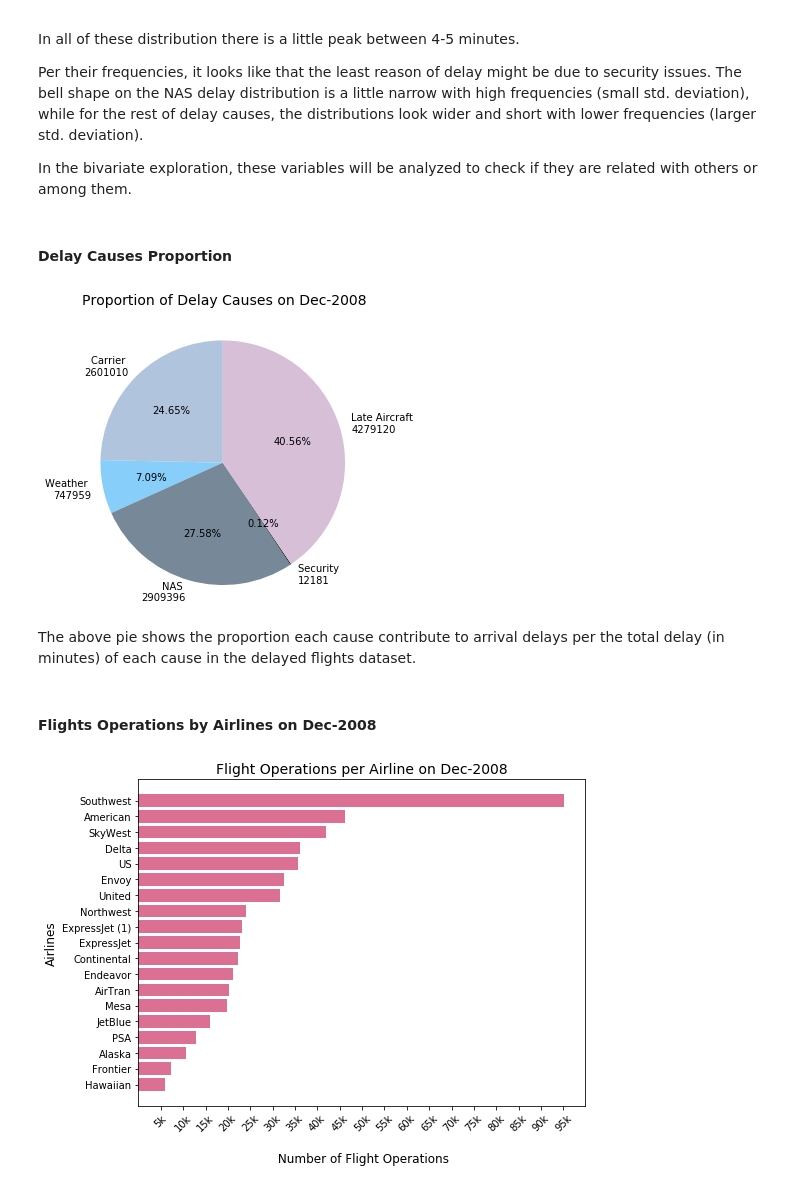
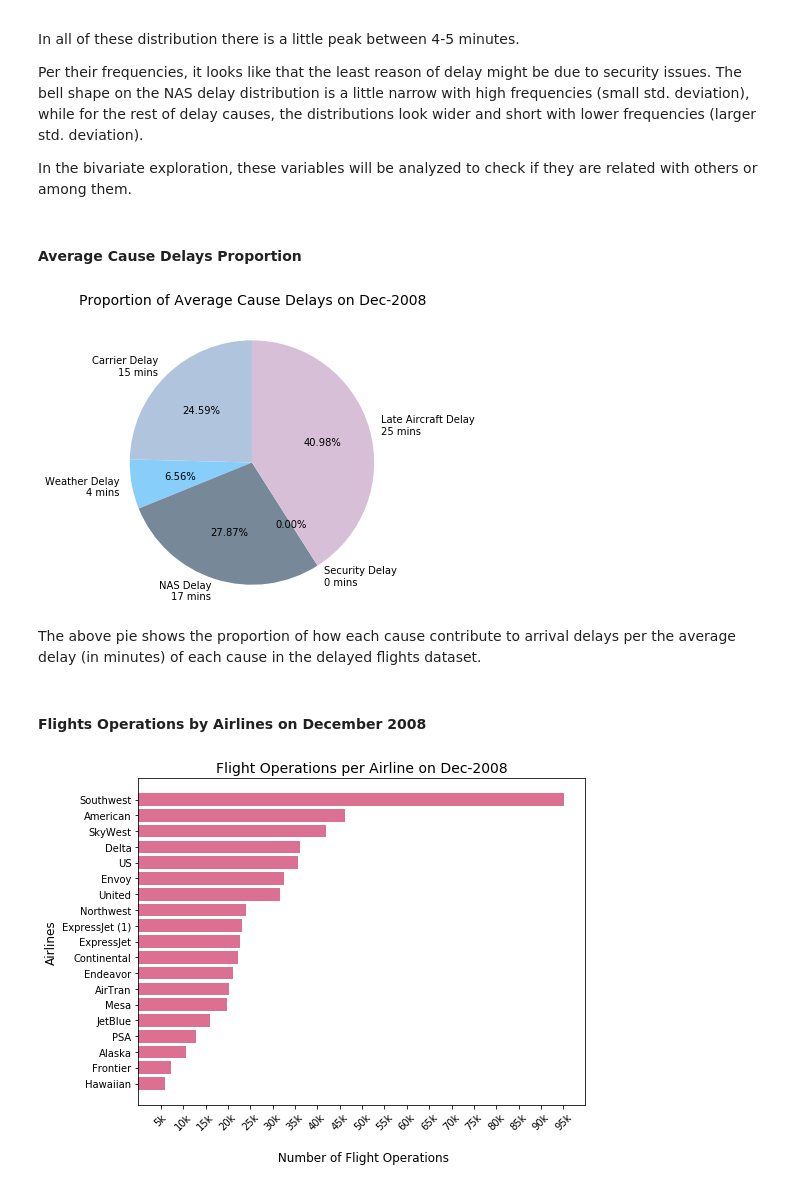
Before and after one commit to thaisruiz/udacity-communicating-data-findings, a Jupyter notebook: Flights_exploration_in_progress.ipynb, the cells around one changed output. Cells and saved outputs as stored; diff of their text form; code cells hidden in the pictures.

```diff
--- a/Flights_exploration_in_progress.ipynb
+++ b/Flights_exploration_in_progress.ipynb
@@ -531,30 +531,36 @@ In all of these distribution there is a little peak between 4-5 minutes.
 Per their frequencies, it looks like that the least reason of delay might be due to security issues. The bell shape on the NAS delay distribution is a little narrow with high frequencies (small std. deviation), while for the rest of delay causes, the distributions look wider and short with lower frequencies (larger std. deviation).
 
 In the bivariate exploration, these variables will be analyzed to check if they are related with others or among them.
-# %% [markdown]
-#### Delay Causes Proportion
+# %% [markdown]
+#### Average Cause Delays Proportion
 # %%
 # Pie chart plotting
 
-total_car_del = int ( delayed_flights.CarrierDelay.sum() )
-total_wea_del = int ( delayed_flights.WeatherDelay.sum() )
-total_nas_del = int ( delayed_flights.NASDelay.sum() )
-total_sec_del = int ( delayed_flights.SecurityDelay.sum() )
-total_lat_del = int ( delayed_flights.LateAircraftDelay.sum() )
+mean_car_del = int ( delayed_flights.CarrierDelay.mean() )
+mean_wea_del = int ( delayed_flights.WeatherDelay.mean() )
+mean_nas_del = int ( delayed_flights.NASDelay.mean() )
+mean_sec_del = int ( delayed_flights.SecurityDelay.mean() )
+mean_lat_del = int ( delayed_flights.LateAircraftDelay.mean() )
 
-sizes  = [total_car_del, total_wea_del, total_nas_del, total_sec_del, total_lat_del]
+
+sizes  = [mean_car_del, mean_wea_del, mean_nas_del, mean_sec_del, mean_lat_del]
 colors = ['lightsteelblue', 'lightskyblue', 'lightslategray', 'black', 'thistle']
-labels = ['Carrier \n' + str(sizes[0]), 'Weather \n' + str(sizes[1]), 'NAS \n' + str(sizes[2]),\
-          'Security \n' + str(sizes[3]), 'Late Aircraft \n' + str(sizes[4])]
-title  = 'Proportion of Delay Causes on Dec-2008'
+labels = [
+            'Carrier Delay\n' + str(sizes[0]) + ' mins',\
+            'Weather Delay\n' + str(sizes[1]) + ' mins', \
+            'NAS Delay\n' + str(sizes[2]) + ' mins',\
+            'Security Delay\n' + str(sizes[3]) + ' mins',\
+            'Late Aircraft Delay\n' + str(sizes[4]) + ' mins'
+         ]
+title  = 'Proportion of Average Cause Delays on Dec-2008'
 
 plot_pie(sizes, colors, labels, title)
 # %% [output]
-[figure, old version]
+[figure, new version]
 # %% [markdown]
-The above pie shows the proportion each cause contribute to arrival delays per the total delay (in minutes) of each cause in the delayed flights dataset.
+The above pie shows the proportion of how each cause contribute to arrival delays per the average delay (in minutes) of each cause in the delayed flights dataset.
 # %% [markdown]
-#### Flights Operations by Airlines on Dec-2008
+#### Flights Operations by Airlines on December 2008
 # %%
 # Dictionary of airlines codes and names
 Airlines = {'9E':'Endeavor', 'AA':'American', 'AS':'Alaska', 'B6':'JetBlue', 'CO':'Continental', 'DL':'Delta', \
```
Also changed, not shown: parts of 56 cells of this notebook.
